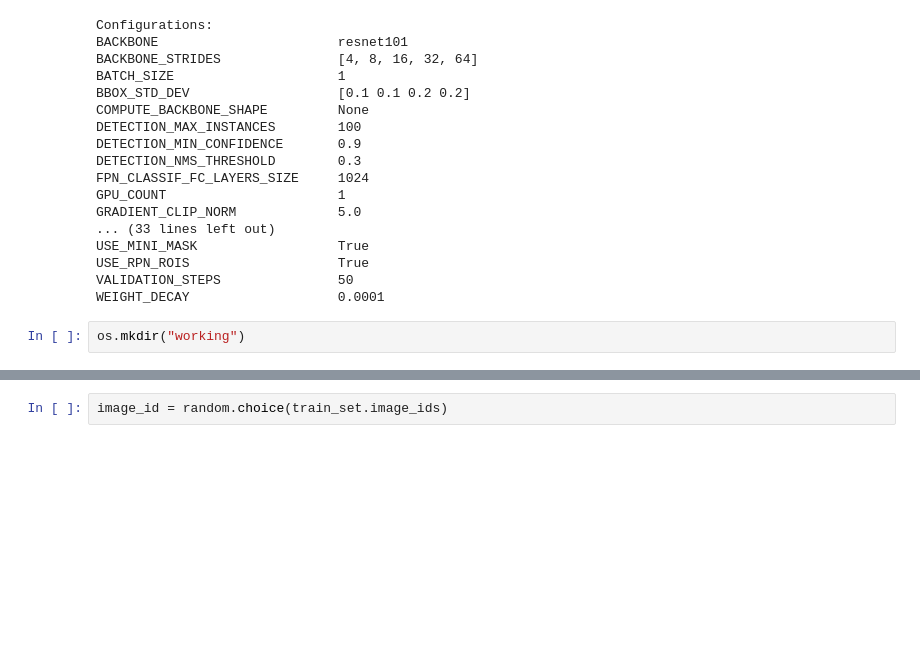
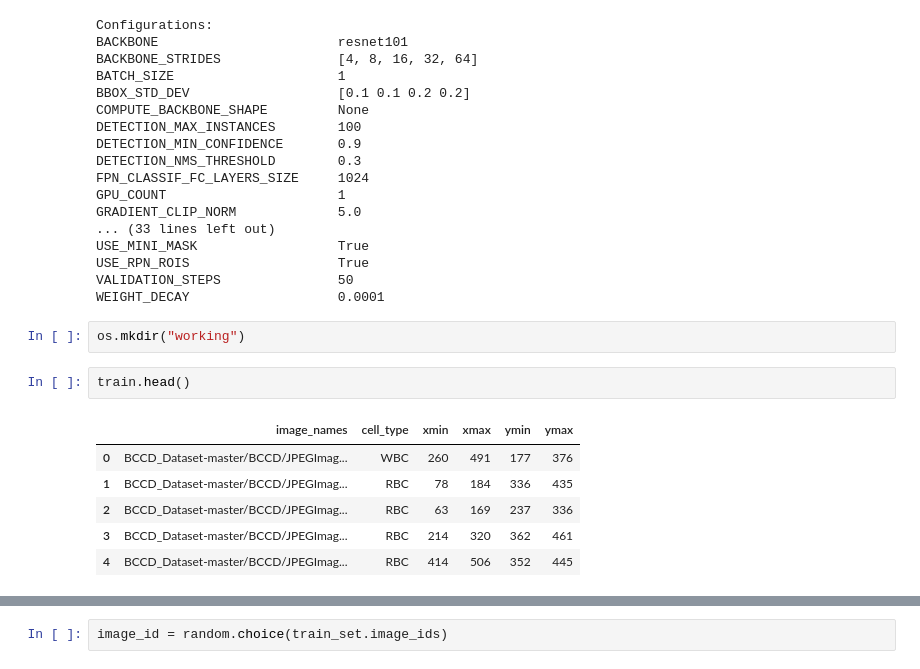
Before and after one commit to NMADALI97/Blood-Cell-Detection, a Jupyter notebook: Mask_R_CNN.ipynb, the cells around one changed output, grey strips where cells are left out. Saved outputs shown, nothing was run; the diff lists cells and outputs as text; blank space fills up the shorter version.

```diff
--- a/Mask_R_CNN.ipynb
+++ b/Mask_R_CNN.ipynb
@@ -114,4 +209,13 @@ VALIDATION_STEPS               50
 WEIGHT_DECAY                   0.0001
 # %%
 os.mkdir("working")
+# %%
+train.head()
+# %% [output]
+|  | image_names | cell_type | xmin | xmax | ymin | ymax |
+| 0 | BCCD_Dataset-master/BCCD/JPEGImag... | WBC | 260 | 491 | 177 | 376 |
+| 1 | BCCD_Dataset-master/BCCD/JPEGImag... | RBC | 78 | 184 | 336 | 435 |
+| 2 | BCCD_Dataset-master/BCCD/JPEGImag... | RBC | 63 | 169 | 237 | 336 |
+| 3 | BCCD_Dataset-master/BCCD/JPEGImag... | RBC | 214 | 320 | 362 | 461 |
+| 4 | BCCD_Dataset-master/BCCD/JPEGImag... | RBC | 414 | 506 | 352 | 445 |
 # %%
```
Also changed, not shown: parts of 26 cells of this notebook.
